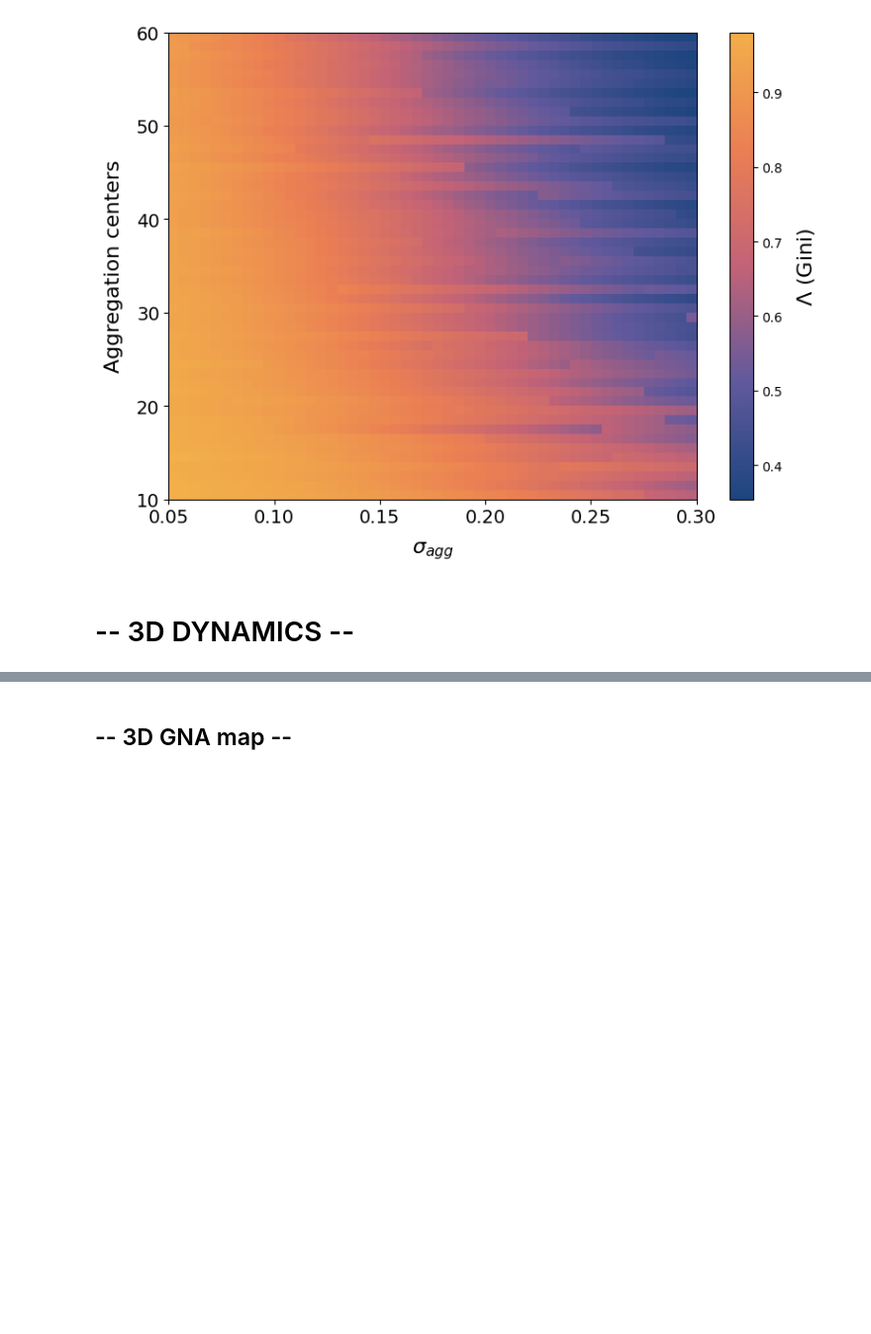
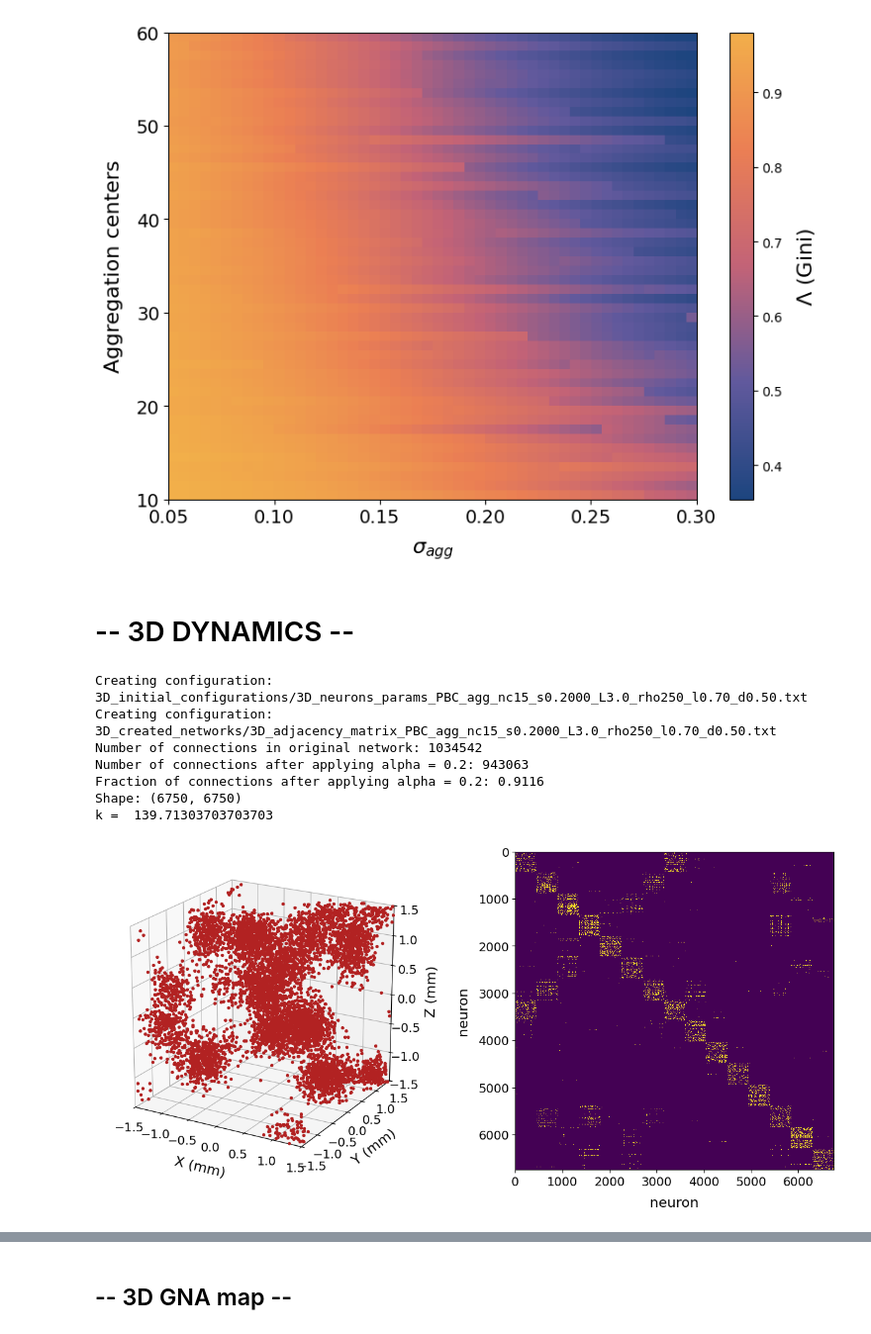
Before and after one commit to underDD/TFM, a Jupyter notebook: create_network.ipynb, the cells around one changed output, grey strips where cells are left out. Shown at 99% size. Cells and saved outputs as stored; diff of their text form; code cells hidden in the pictures; blank space fills up the shorter version.

```diff
--- a/create_network.ipynb
+++ b/create_network.ipynb
@@ -2166,7 +2153,6 @@ import functions_create_networks as fcn
 importlib.reload(fcn)
 
 # -------- PARAMETERS --------
-
 
 subprocess.run([
     "C:/msys64/ucrt64/bin/gcc.exe",
@@ -2199,8 +2185,8 @@ sigma_pol = 0.1 # Standard deviation of the polar angle (radians)
 sigma_azi = 0.1 # Standard deviation of the azimuthal angle (radians)
 
 agg = 1 # Control parameter for the aggregation of neurons
-n_centers = 12 # Number of centers for the aggregation of neurons
-base_sigma = 0.15 # Base standard deviation for aggregation centers (mm)
+n_centers = 15 # Number of centers for the aggregation of neurons
+base_sigma = 0.2 # Base standard deviation for aggregation centers (mm)
 
 BC_type = "PBC" # Boundary conditions type (PBC: Periodic Boundary Conditions, RBC: Reflective Boundary Conditions)
 
@@ -2208,71 +2194,55 @@ parameters3D = {
     "L": L,
     "rho": rho,
     "soma_diameter": soma_diameter,
     "d_mean": d_mean,
     "d_sigma": d_sigma,
     "l_mean": l_mean,
     "segment_length": segment_length,
     "sigma_pol": sigma_pol,
     "sigma_azi": sigma_azi,
     "agg": agg,
     "n_centers": n_centers,
     "base_sigma": base_sigma,
     "BC_type": BC_type
 }
 
 
 alpha = 0.2
-# alphas = np.arange(0.0, 1.01, 0.01)
+
+# ########## USO ###########
 
 filename_params = fcn.run_3D_tune_positions(parameters3D)
-path = fcn.create_network3D(parameters3D)[0]
+output_filename = fcn.create_network3D(parameters3D) # Here the conections network is created and saved in a file
 
-# -------- USO --------
+# Gini coefficient
+X,Y,Z, _, _, _ = fcn.load_neuron_params_3D(filename_params)
+# Gini = fcn.Gini_coefficient(X, Y, Z, n_grid = 20, xmin = -L/2, xmax = L/2, ymin = -L/2, ymax = L/2)
+# print(f"\nGini coefficient for initial configuration: {Gini:.4f}")
 
-A = fcn.load_A(path)
-number_A = A.sum()
-A_new = fcn.modify_A_alpha(A, alpha)
-number_A_new = A_new.sum()
+M = fcn.load_A(output_filename) # M is th matrix with the number of tries for each connection between neurons
+number_of_connections = np.count_nonzero(M)
+print(f"Number of connections in original network: {number_of_connections}")
 
-print(f"Original connections: {number_A}, Modified connections: {number_A_new}, Alpha: {alpha}")
-print(f"Fraction of connections retained: {number_A_new / number_A:.2f}")
+A, output_filename = fcn.modify_A_alpha3D(M, alpha, parameters3D)
+number_of_successful_connections = A.sum()
+print(f"Number of connections after applying alpha = {alpha}: {number_of_successful_connections}")
 
+print(f"Fraction of connections after applying alpha = {alpha}: {number_of_successful_connections/number_of_connections:.4f}")
 
 C, k, E = fcn.connectivity_from_A(A)
 
 print("Shape:", A.shape)
 print('k = ', k)
 
 # Visualización
-fcn.neuron_map_adj3D(filename_params, path, parameters3D)
-
-# -------- Pesos --------
-
-N = A.shape[0]
-
-Ne = int(N*0.8)
-Ni = int(N*0.2)
-N = Ne + Ni
-
-SIM_TIME = 1000
-
-# 2) Izhikevich parameters (con variabilidad)
-re = np.random.rand(Ne, 1)
-ri = np.random.rand(Ni, 1)
-
-a = np.vstack([0.02*np.ones((Ne,1)), 0.02 + 0.08*ri])
-b = np.vstack([0.2*np.ones((Ne,1)),  0.25 - 0.05*ri])
-c = np.vstack([-65 + 15*(re**2),     -65*np.ones((Ni,1))])
-d = np.vstack([8 - 6*(re**2),         2*np.ones((Ni,1))])
-
-MAX_EXC_WEIGTH = 2.5
-MAX_INH_WEIGTH = 0.5
-
-W = np.hstack([
-    MAX_EXC_WEIGTH*np.random.rand(N, Ne),
-    -MAX_INH_WEIGTH*np.random.rand(N, Ni)
-])
-
-S = A * W
-NOISE_MAX = 3
+fcn.neuron_map_adj3D(filename_params, A, parameters3D)
+# %% [output]
+Creating configuration: 3D_initial_configurations/3D_neurons_params_PBC_agg_nc15_s0.2000_L3.0_rho250_l0.70_d0.50.txt
+Creating configuration: 3D_created_networks/3D_adjacency_matrix_PBC_agg_nc15_s0.2000_L3.0_rho250_l0.70_d0.50.txt
+Number of connections in original network: 1034542
+Number of connections after applying alpha = 0.2: 943063
+Fraction of connections after applying alpha = 0.2: 0.9116
+Shape: (6750, 6750)
+k =  139.71303703703703
+[figure, added]
 # %%
```
Also changed, not shown: parts of 13 cells of this notebook, 23 other files.
